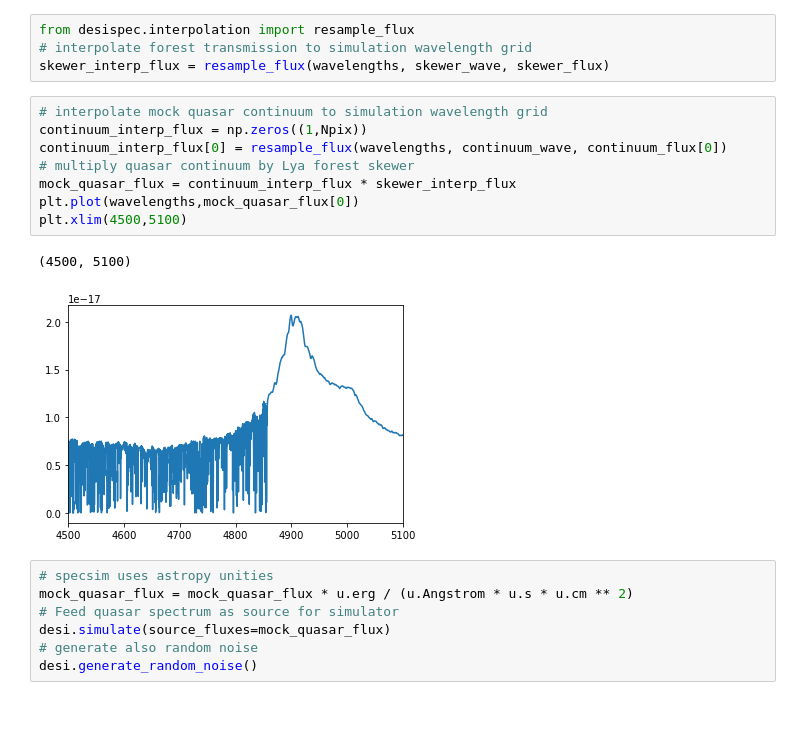
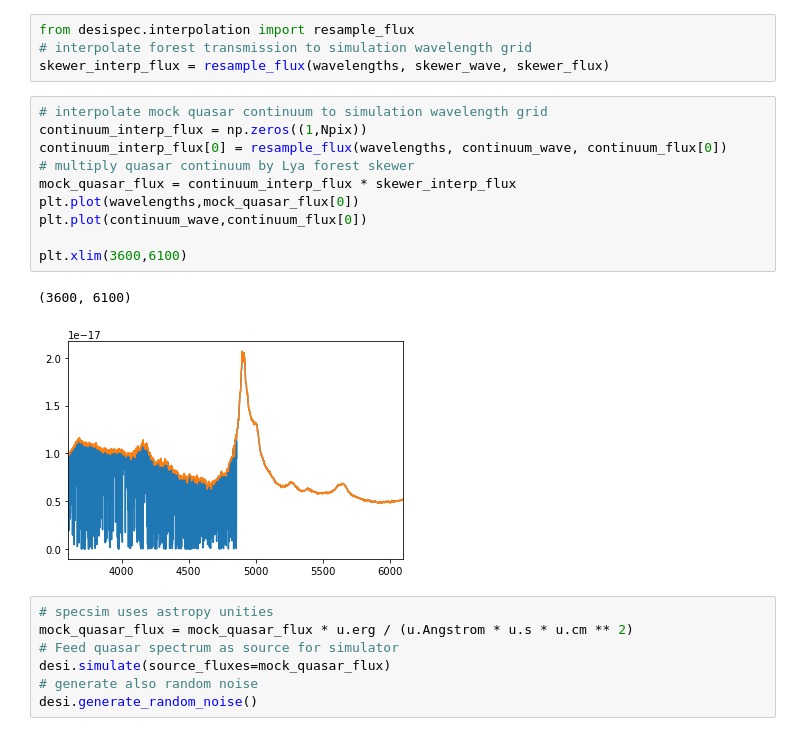
Before and after one commit to igmhub/LyaMockP1D, a Jupyter notebook: test_desi_mock.ipynb, the cells around one changed output. Cells and saved outputs as stored; diff of their text form.

```diff
--- a/test_desi_mock.ipynb
+++ b/test_desi_mock.ipynb
@@ -55,14 +61,16 @@ skewer_interp_flux = resample_flux(wavelengths, skewer_wave, skewer_flux)
 # %%
 # interpolate mock quasar continuum to simulation wavelength grid
 continuum_interp_flux = np.zeros((1,Npix))
 continuum_interp_flux[0] = resample_flux(wavelengths, continuum_wave, continuum_flux[0])
 # multiply quasar continuum by Lya forest skewer
 mock_quasar_flux = continuum_interp_flux * skewer_interp_flux
 plt.plot(wavelengths,mock_quasar_flux[0])
-plt.xlim(4500,5100)
+plt.plot(continuum_wave,continuum_flux[0])
+
+plt.xlim(3600,6100)
 # %% [output]
-(4500, 5100)
+(3600, 6100)
-[figure, old version]
+[figure, new version]
 # %%
 # specsim uses astropy unities
 mock_quasar_flux = mock_quasar_flux * u.erg / (u.Angstrom * u.s * u.cm ** 2)
```
Also changed, not shown: parts of 4 cells of this notebook.
